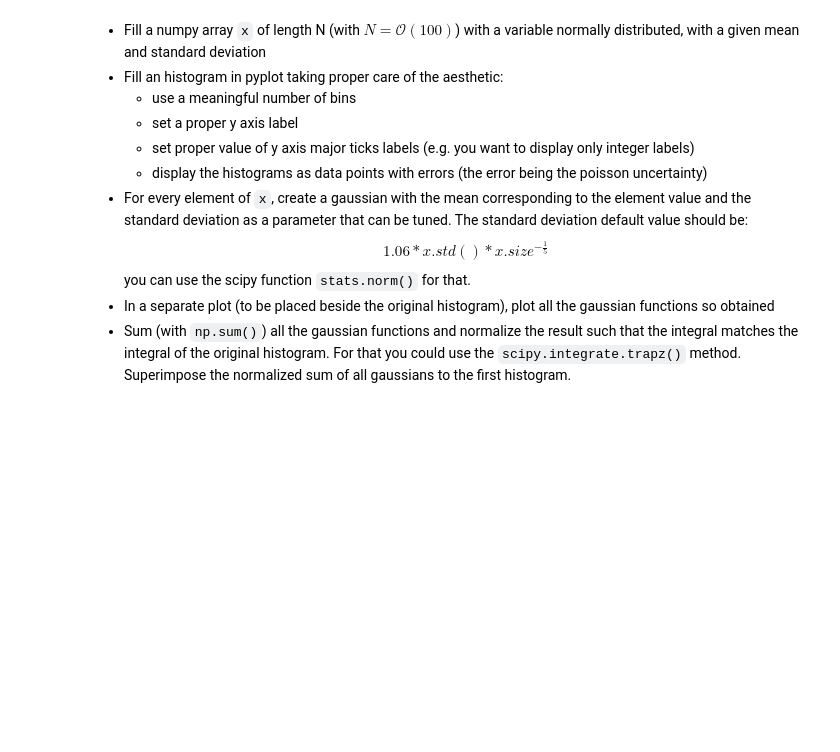
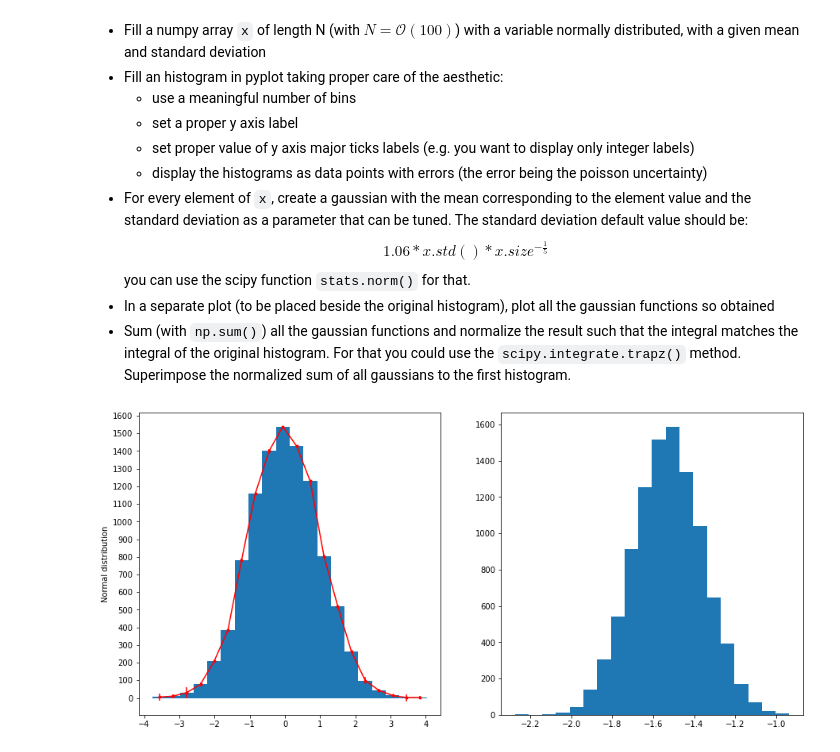
Before and after one commit to zucchett/HighLevelProgramming2021, a Jupyter notebook: 07ex_visualization.ipynb, the cells around one changed output. Drawn from its saved outputs; the diff is of its cells as text; code cells hidden in the pictures; blank space fills up the shorter version.

```diff
--- a/07ex_visualization.ipynb
+++ b/07ex_visualization.ipynb
@@ -106,3 +108,44 @@ $$ 1.06 * x.std() * x.size ^{-\frac{1}{5}} $$
 you can use the scipy function `stats.norm()` for that.
 * In a separate plot (to be placed beside the original histogram), plot all the gaussian functions so obtained
 * Sum (with `np.sum()`) all the gaussian functions and normalize the result such that the integral matches the integral of the original histogram. For that you could use the `scipy.integrate.trapz()` method. Superimpose the normalized sum of all gaussians to the first histogram.
+# %%
+mean = 0
+st_dev = 1
+N = 10000
+nbins = 20
+
+# Fixing random state for reproducibility
+np.random.seed(19680801)
+
+x = np.random.normal(mean, st_dev, N)
+
+
+fig, (ax1, ax2) = plt.subplots(nrows=1, ncols=2, figsize=(15, 7))
+
+bin_counts, bin_edges, _ = ax1.hist(x, nbins)
+
+ax1.set_ylabel("Normal distribution")
+ax1.yaxis.set_ticks(np.arange(0, 2000, 100))
+
+
+bin_centres = (bin_edges[:-1] + bin_edges[1:]) / 2
+
+# Generate some dummy error values, of the same dimensions as the bin counts
+y_error = np.random.poisson(lam=st_dev, size=bin_centres.size)*10
+
+# Plot the error bars, centred on (bin_centre, bin_count), with length y_error
+ax1.errorbar(x=bin_centres, y=bin_counts, yerr=y_error, marker = '.', color="r")
+
+
+
+st_dev_i = 1.06 * st_dev * N**(-1/5)
+x_i = []
+for e in x:
+    x_i = np.random.normal(e, st_dev_i, N)
+
+
+ax2.hist(x_i, nbins)
+
+plt.show()
+# %% [output]
+[figure, added]
```
Also changed, not shown: parts of 3 cells of this notebook.
